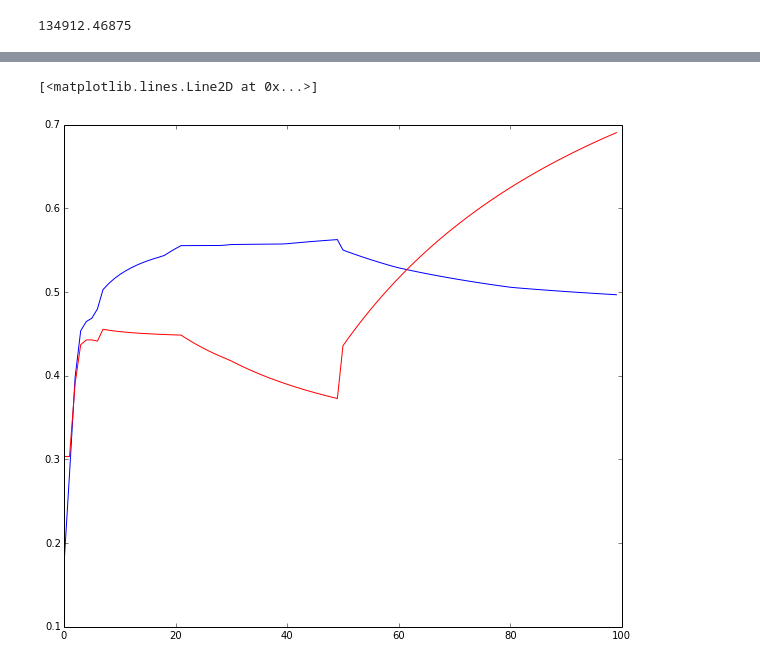
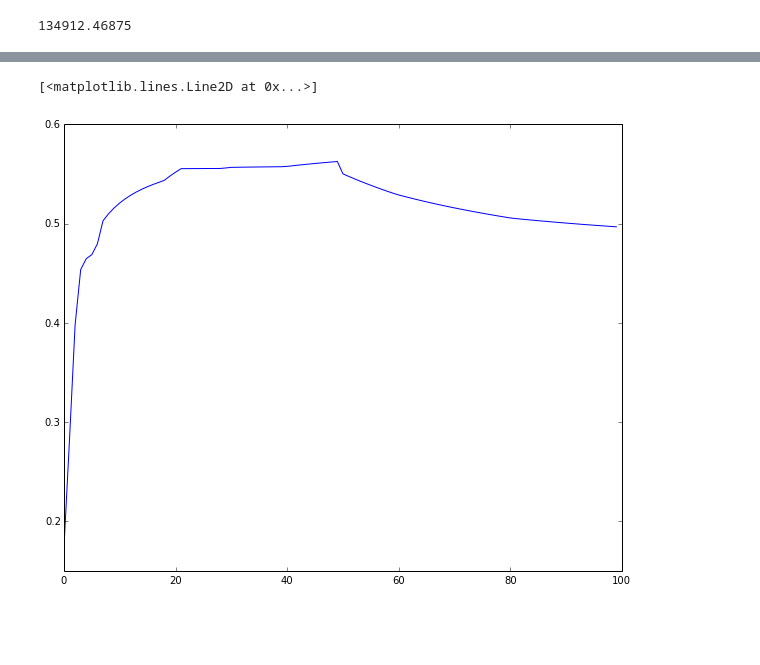
Before and after one commit to fmassot/openfisca-web-notebook, a Jupyter notebook: calcul_taux_effectif.ipynb, the cells around one changed output, grey strips where cells are left out. Cells and saved outputs as stored; diff of their text form; code cells hidden in the pictures; blank space fills up the shorter version.

```diff
--- a/calcul_taux_effectif.ipynb
+++ b/calcul_taux_effectif.ipynb
@@ -349,9 +322,9 @@ df.taux_revdisp.tolist() + df2.taux_revdisp.tolist()
 # %%
-figure(figsize=(10,9))
+figure(figsize=(10,8))
 data = df.taux_revdisp.tolist() + df2.taux_revdisp.tolist()
 data2 = df.taux_salnet.tolist() + df2.taux_salnet.tolist()
 plot(range(len(data)), data)
-plot(range(len(data2)), data2, 'r')
+#plot(range(len(data2)), data2, 'r')
 # %% [output]
 [<matplotlib.lines.Line2D at 0x...>]
-[figure, old version]
+[figure, new version]
```
Also changed, not shown: parts of 3 cells of this notebook.
